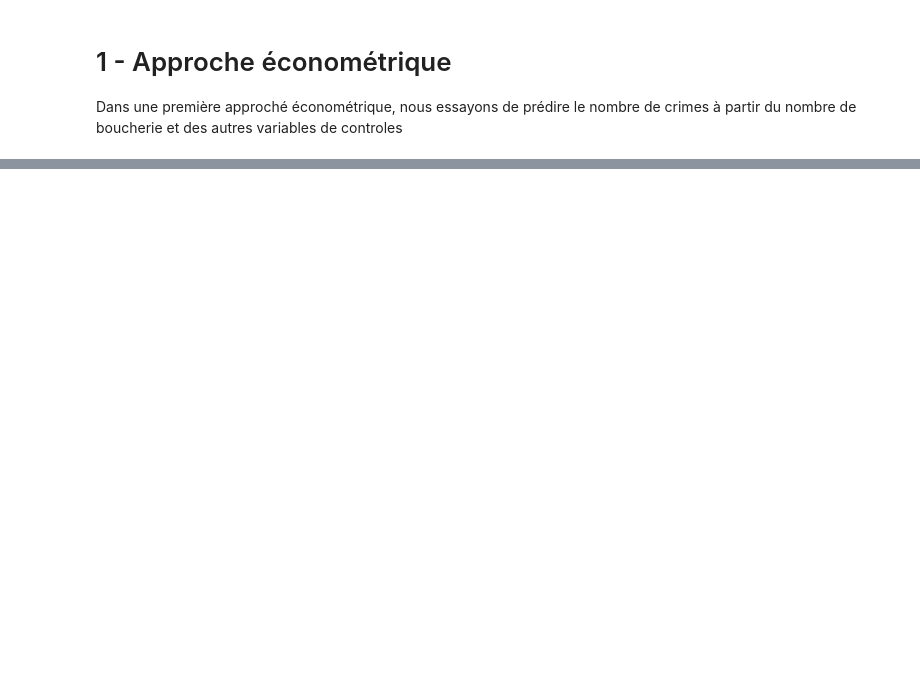
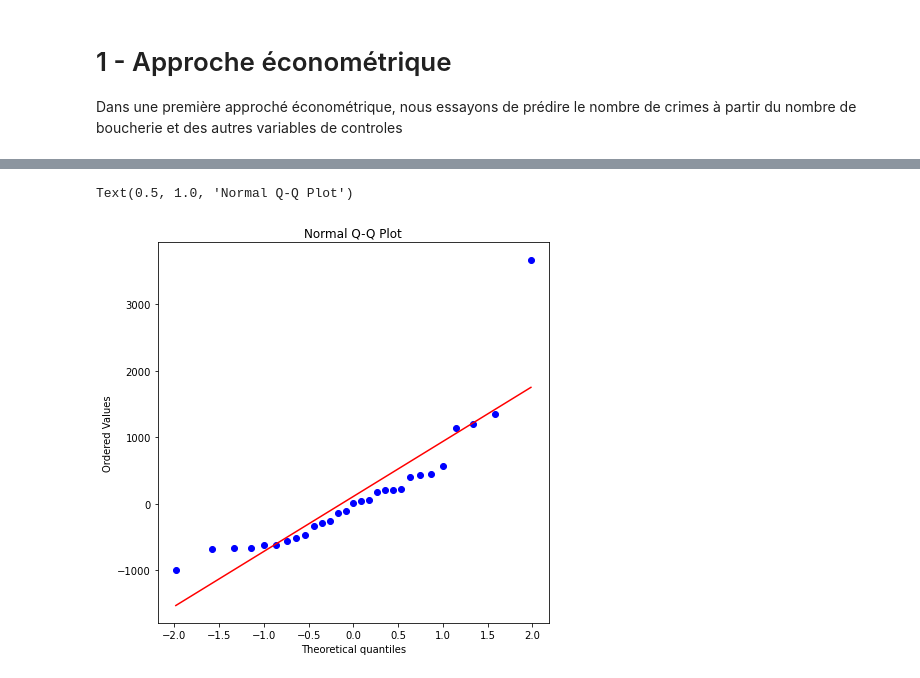
Before and after one commit to cthiounn/python-datascience-ENSAE-2A, a Jupyter notebook: Etude départementale/3_Modelisation_departementale.ipynb, the cells around one changed output, grey strips where cells are left out. Saved outputs shown, nothing was run; the diff lists cells and outputs as text; code cells hidden in the pictures; blank space fills up the shorter version.

```diff
--- a/Etude départementale/3_Modelisation_departementale.ipynb
+++ b/Etude départementale/3_Modelisation_departementale.ipynb
@@ -22,0 +89,10 @@ Dans une première approché économétrique, nous essayons de prédire le nombr
+# %%
+residuals = df_test["Crim_Del_PN_GN_hab"] - predictions.reshape(-1)
+residuals
+
+plt.figure(figsize=(7,7))
+stats.probplot(residuals, dist="norm", plot=plt)
+plt.title("Normal Q-Q Plot")
+# %% [output]
+Text(0.5, 1.0, 'Normal Q-Q Plot')
+[figure, added]
```
Also changed, not shown: parts of 6 cells of this notebook, 1 other file.
